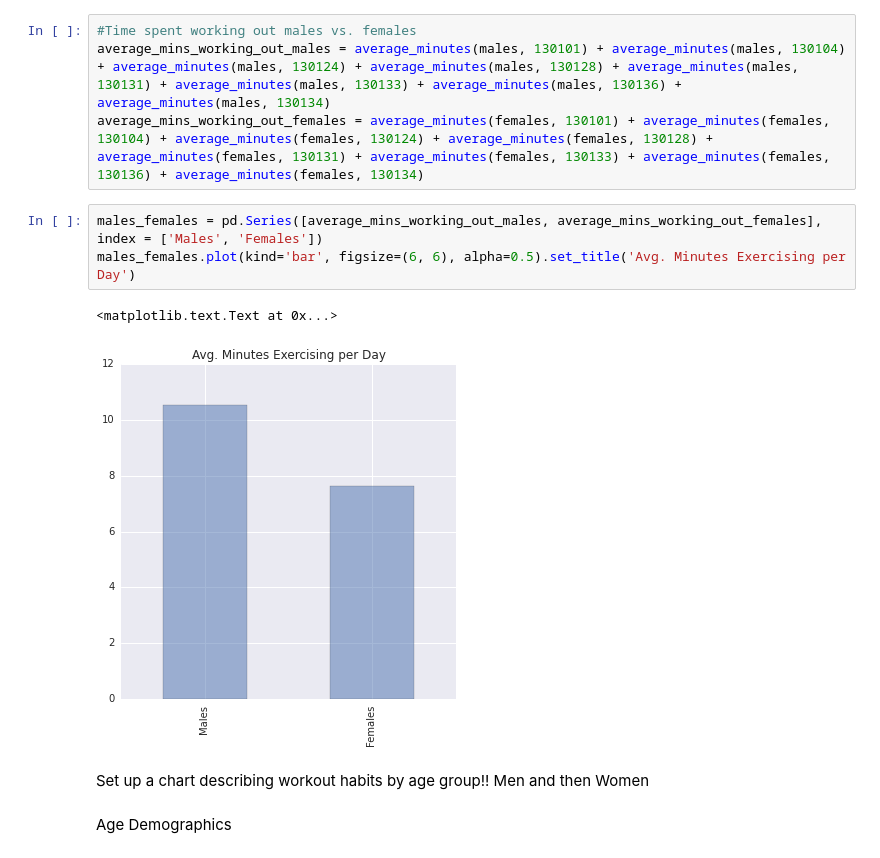
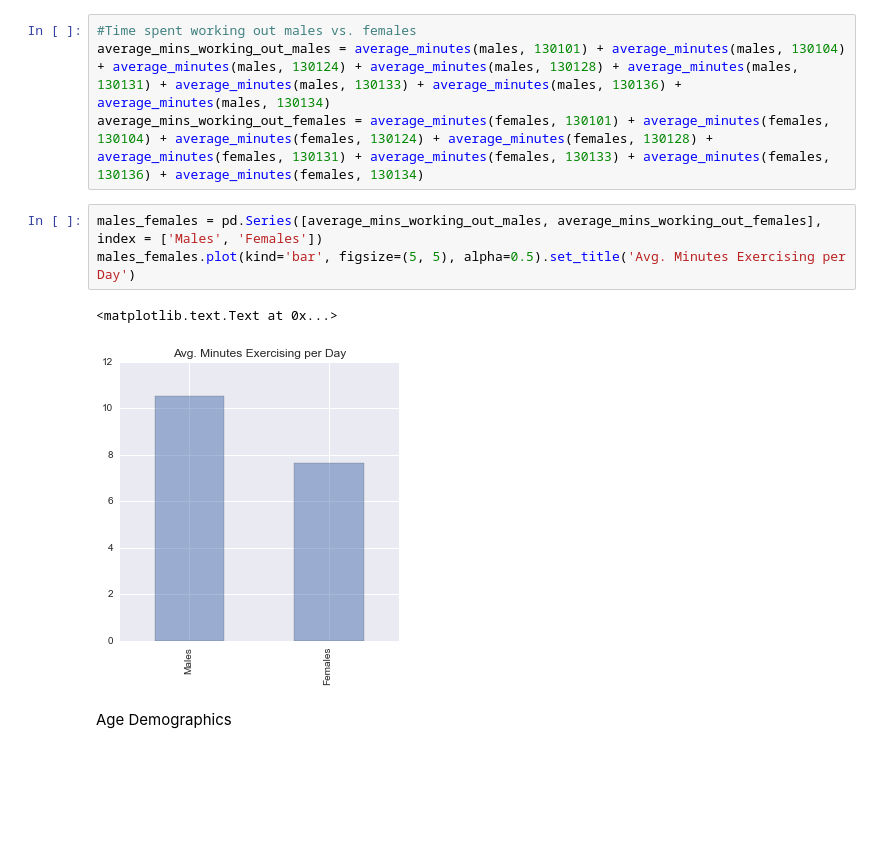
Before and after one commit to kaslemr/American_Time_Usage_Survey_Analysis, a Jupyter notebook: ATUS Analysis.ipynb, the cells around one changed output. Drawn from its saved outputs; the diff is of its cells as text; blank space fills up the shorter version.

```diff
--- a/ATUS Analysis.ipynb
+++ b/ATUS Analysis.ipynb
@@ -216,11 +220,9 @@ average_mins_working_out_males = average_minutes(males, 130101) + average_minute
 average_mins_working_out_females = average_minutes(females, 130101) + average_minutes(females, 130104) + average_minutes(females, 130124) + average_minutes(females, 130128) + average_minutes(females, 130131) + average_minutes(females, 130133) + average_minutes(females, 130136) + average_minutes(females, 130134)
 # %%
 males_females = pd.Series([average_mins_working_out_males, average_mins_working_out_females], index = ['Males', 'Females'])
-males_females.plot(kind='bar', figsize=(6, 6), alpha=0.5).set_title('Avg. Minutes Exercising per Day')
+males_females.plot(kind='bar', figsize=(5, 5), alpha=0.5).set_title('Avg. Minutes Exercising per Day')
 # %% [output]
 <matplotlib.text.Text at 0x...>
-[figure, old version]
+[figure, new version]
-# %% [markdown]
-Set up a chart describing workout habits by age group!! Men and then Women
 # %% [markdown]
 Age Demographics
```
Also changed, not shown: parts of 38 cells of this notebook, 6 other files.
